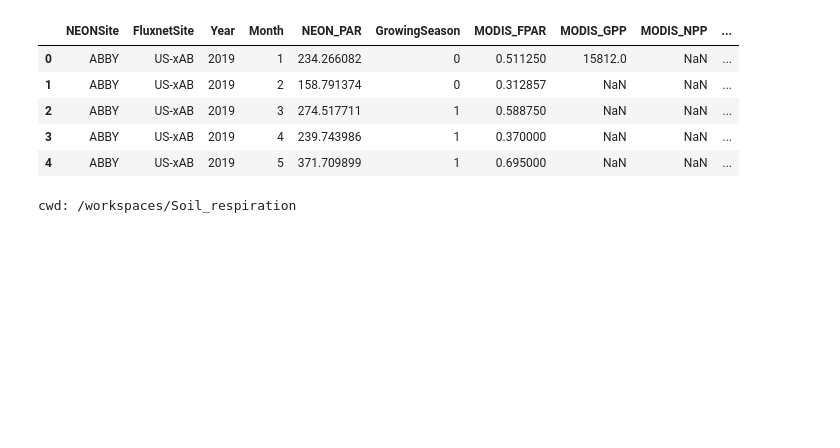
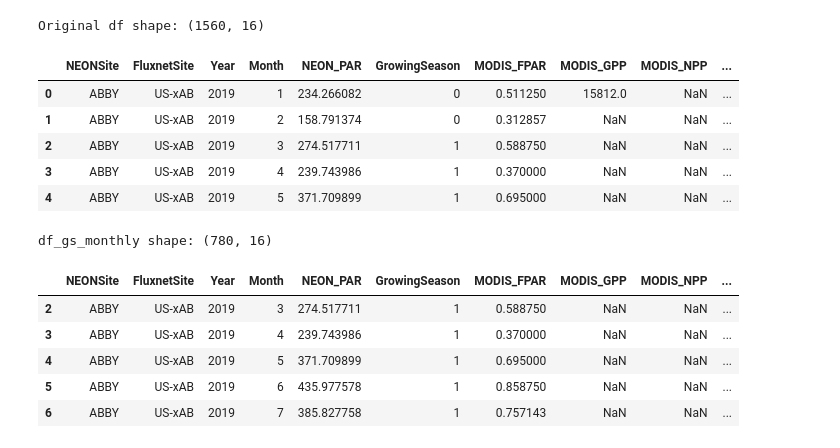
Before and after one commit to ShashankAnand1996/Soil-Respiration-Across-Scales, a Jupyter notebook: analysis.ipynb, the cells around one changed output. Saved outputs shown, nothing was run; the diff lists cells and outputs as text; code cells hidden in the pictures; blank space fills up the shorter version.

```diff
--- a/analysis.ipynb
+++ b/analysis.ipynb
@@ -1,20 +4,32 @@
 # %%
-import pandas as pd
-
 # Read the CSV file
 df = pd.read_csv("./plants_thermal_input_data_final.csv")
 
+print("Original df shape:", df.shape)
+
 # Display the dataframe
 df.head()
 # %% [output]
+Original df shape: (1560, 16)
 |  | NEONSite | FluxnetSite | Year | Month | NEON_PAR | GrowingSeason | MODIS_FPAR | MODIS_GPP | MODIS_NPP | ... |
 | 0 | ABBY | US-xAB | 2019 | 1 | 234.266082 | 0 | 0.511250 | 15812.0 | NaN | ... |
 | 1 | ABBY | US-xAB | 2019 | 2 | 158.791374 | 0 | 0.312857 | NaN | NaN | ... |
 | 2 | ABBY | US-xAB | 2019 | 3 | 274.517711 | 1 | 0.588750 | NaN | NaN | ... |
 | 3 | ABBY | US-xAB | 2019 | 4 | 239.743986 | 1 | 0.370000 | NaN | NaN | ... |
 | 4 | ABBY | US-xAB | 2019 | 5 | 371.709899 | 1 | 0.695000 | NaN | NaN | ... |
-# %%
-import os
-print("cwd:", os.getcwd())
-# %% [output]
-cwd: /workspaces/Soil_respiration
+# %%
+# -- 1) Keep only growing season rows (GrowingSeason == 1) --
+df_gs_monthly = df[df["GrowingSeason"] == 1].copy()
+
+print("df_gs_monthly shape:", df_gs_monthly.shape)
+
+# Display the dataframe
+df_gs_monthly.head()
+# %% [output]
+df_gs_monthly shape: (780, 16)
+|  | NEONSite | FluxnetSite | Year | Month | NEON_PAR | GrowingSeason | MODIS_FPAR | MODIS_GPP | MODIS_NPP | ... |
+| 2 | ABBY | US-xAB | 2019 | 3 | 274.517711 | 1 | 0.588750 | NaN | NaN | ... |
+| 3 | ABBY | US-xAB | 2019 | 4 | 239.743986 | 1 | 0.370000 | NaN | NaN | ... |
+| 4 | ABBY | US-xAB | 2019 | 5 | 371.709899 | 1 | 0.695000 | NaN | NaN | ... |
+| 5 | ABBY | US-xAB | 2019 | 6 | 435.977578 | 1 | 0.858750 | NaN | NaN | ... |
+| 6 | ABBY | US-xAB | 2019 | 7 | 385.827758 | 1 | 0.757143 | NaN | NaN | ... |
```
Also changed, not shown: parts of 7 cells of this notebook.
